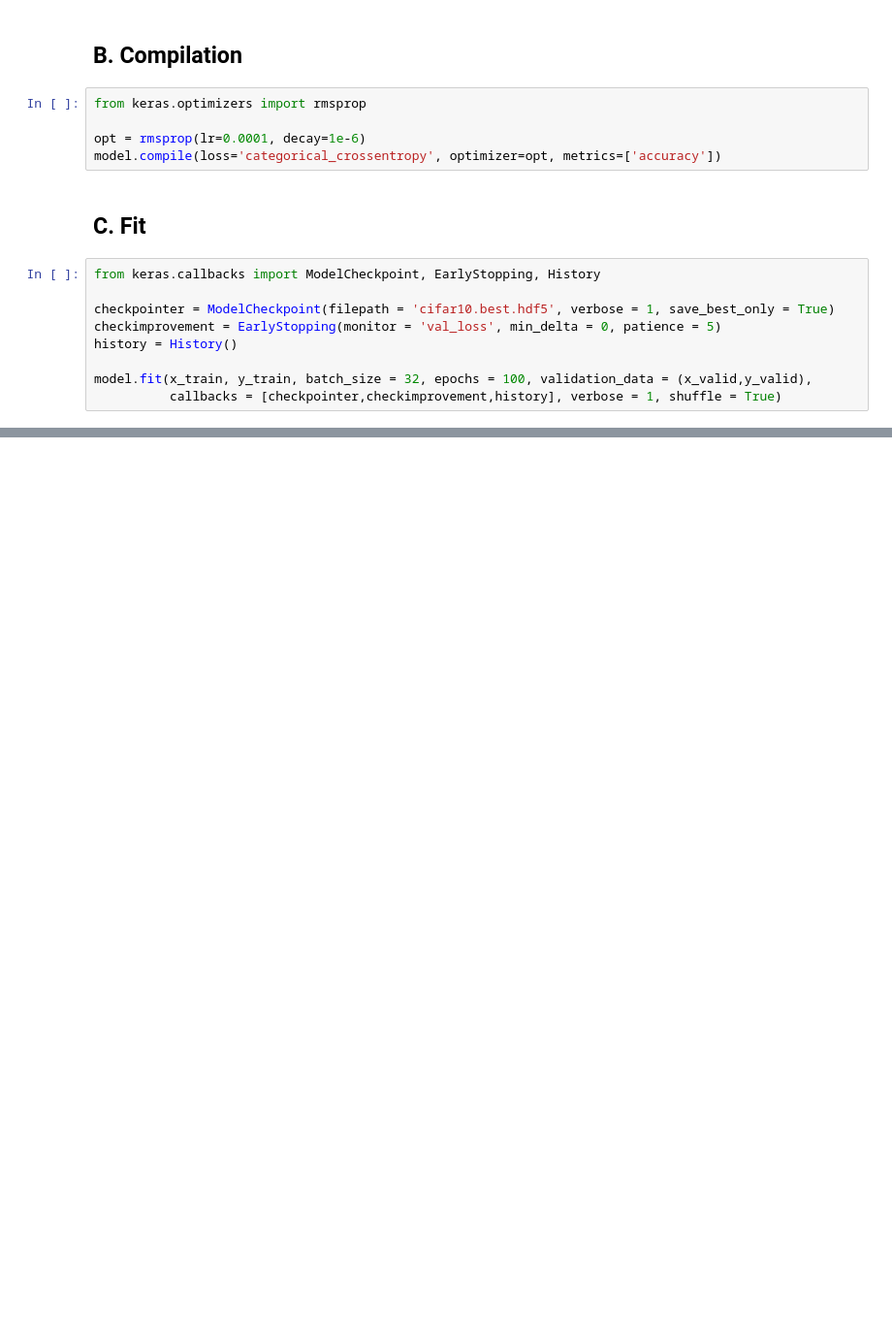
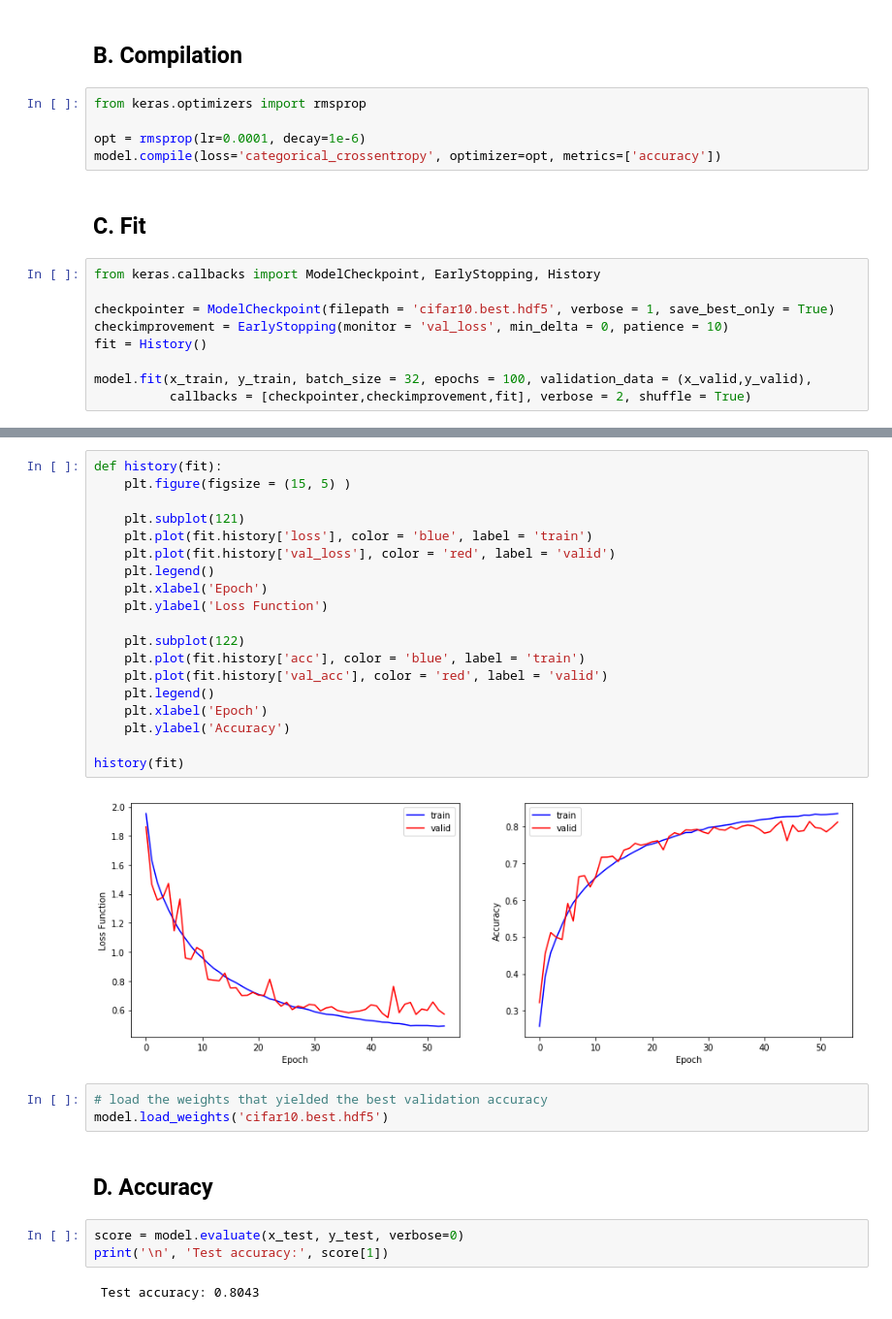
Before and after one commit to rouille/PhotoClassifier, a Jupyter notebook: scratch.ipynb, the cells around one changed output, grey strips where cells are left out. Shown: that part at 97% size. Drawn from its saved outputs; the diff is of its cells as text; blank space fills up the shorter version.

Commit message:
feat: Fit model, plot vaidation loss across epoch and calculate accuracy

```diff
--- a/scratch.ipynb
+++ b/scratch.ipynb
@@ -140,8 +142,8 @@ model.compile(loss='categorical_crossentropy', optimizer=opt, metrics=['accuracy
 from keras.callbacks import ModelCheckpoint, EarlyStopping, History
 
 checkpointer = ModelCheckpoint(filepath = 'cifar10.best.hdf5', verbose = 1, save_best_only = True)
-checkimprovement = EarlyStopping(monitor = 'val_loss', min_delta = 0, patience = 5)
-history = History()
+checkimprovement = EarlyStopping(monitor = 'val_loss', min_delta = 0, patience = 10)
+fit = History()
 
 model.fit(x_train, y_train, batch_size = 32, epochs = 100, validation_data = (x_valid,y_valid),
-          callbacks = [checkpointer,checkimprovement,history], verbose = 1, shuffle = True)
+          callbacks = [checkpointer,checkimprovement,fit], verbose = 2, shuffle = True)
@@ -147,0 +169,31 @@ model.fit(x_train, y_train, batch_size = 32, epochs = 100, validation_data = (x_
+# %%
+def history(fit):
+    plt.figure(figsize = (15, 5) )
+
+    plt.subplot(121)
+    plt.plot(fit.history['loss'], color = 'blue', label = 'train')
+    plt.plot(fit.history['val_loss'], color = 'red', label = 'valid')
+    plt.legend()
+    plt.xlabel('Epoch')
+    plt.ylabel('Loss Function')
+
+    plt.subplot(122)
+    plt.plot(fit.history['acc'], color = 'blue', label = 'train')
+    plt.plot(fit.history['val_acc'], color = 'red', label = 'valid')
+    plt.legend()
+    plt.xlabel('Epoch')
+    plt.ylabel('Accuracy')
+
+history(fit)
+# %% [output]
+[figure, added]
+# %%
+# load the weights that yielded the best validation accuracy
+model.load_weights('cifar10.best.hdf5')
+# %% [markdown]
+## D. Accuracy
+# %%
+score = model.evaluate(x_test, y_test, verbose=0)
+print('\n', 'Test accuracy:', score[1])
+# %% [output]
+ Test accuracy: 0.8043
```
Also changed, not shown: parts of 4 cells of this notebook.
